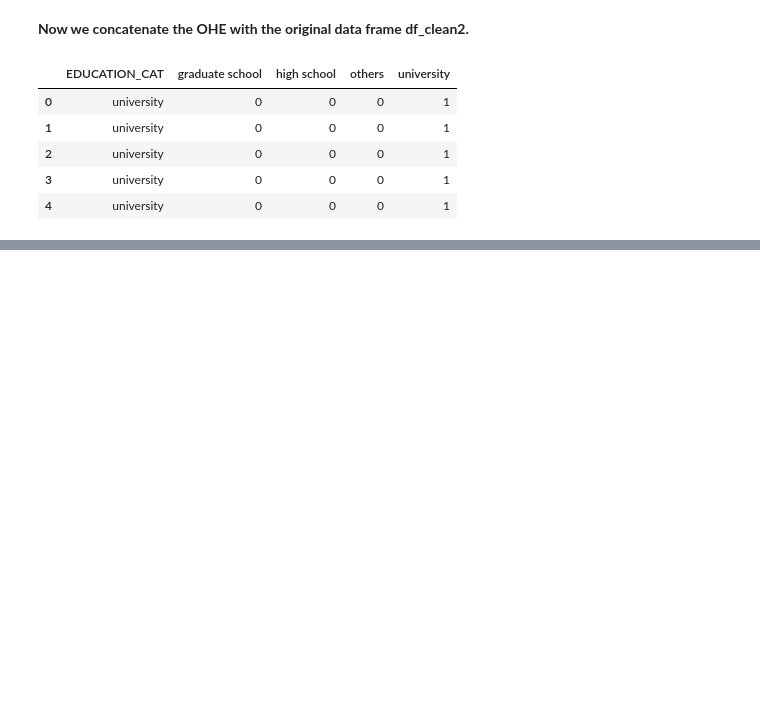
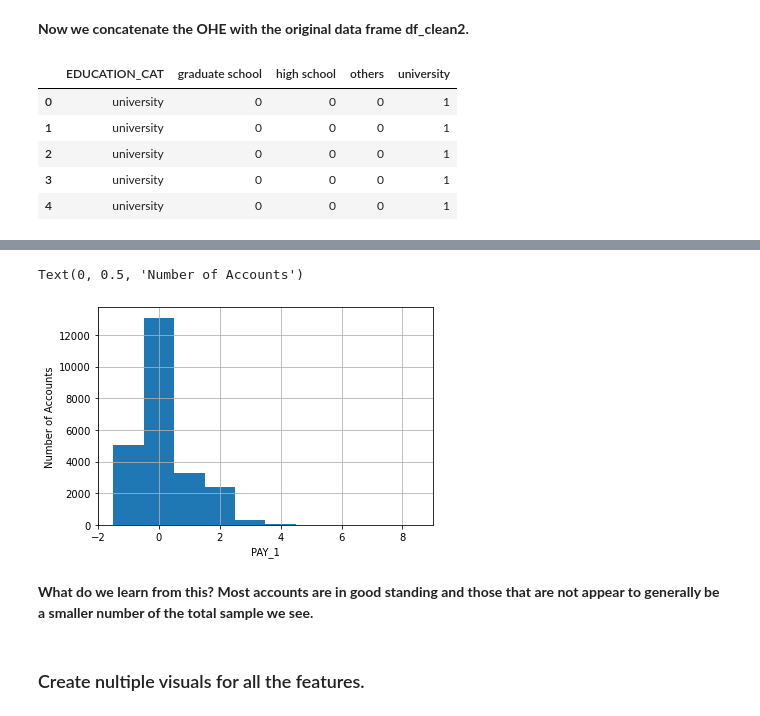
Before and after one commit to jkenney0501/Python_Supervised_Learning, a Jupyter notebook: LogisticRegression-CreditDefault/NoteBooks/Data Exploration and Cleaning.ipynb, the cells around one changed output, grey strips where cells are left out. Drawn from its saved outputs; the diff is of its cells as text; code cells hidden in the pictures; blank space fills up the shorter version.

```diff
--- a/LogisticRegression-CreditDefault/NoteBooks/Data Exploration and Cleaning.ipynb
+++ b/LogisticRegression-CreditDefault/NoteBooks/Data Exploration and Cleaning.ipynb
@@ -435,0 +500,16 @@ df= pd.read_csv('../data/ohe_cleaned_data.csv')
+# %%
+# create the new plot with labels and use the bins var to define the edges
+df[pay_feats[0]].hist(bins=pay_1_bins)
+
+# x label
+plt.xlabel('PAY_1')
+
+# y label
+plt.ylabel('Number of Accounts')
+# %% [output]
+Text(0, 0.5, 'Number of Accounts')
+[figure, added]
+# %% [markdown]
+**What do we learn from this? Most accounts are in good standing and those that are not appear to generally be a smaller number of the total sample we see.**
+# %% [markdown]
+### Create nultiple visuals for all the features.
```
Also changed, not shown: parts of 31 cells of this notebook, 1 other file.
